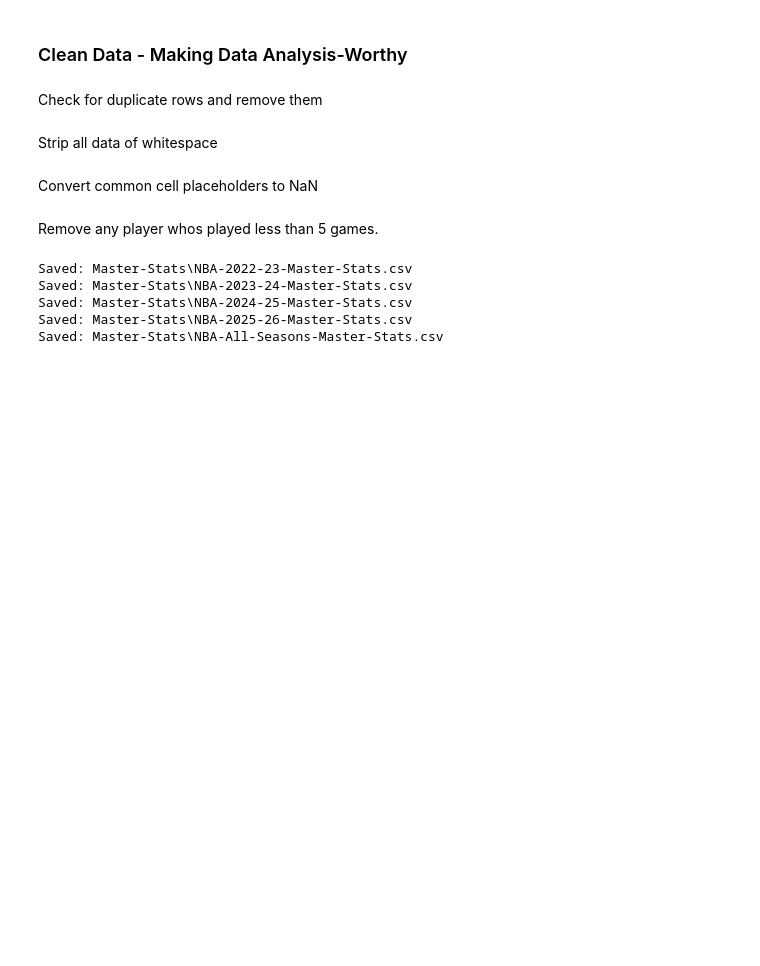
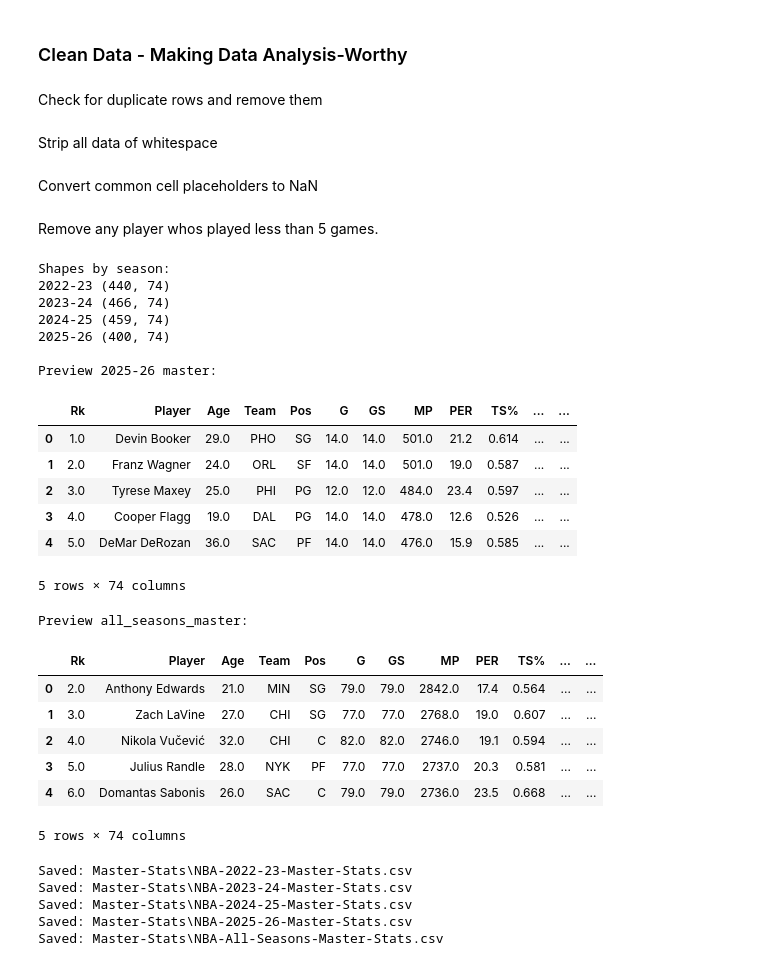
Before and after one commit to Konrad-Rejman/CS4042-Assessment-2, a Jupyter notebook: main.ipynb, the cells around one changed output. Saved outputs shown, nothing was run; the diff lists cells and outputs as text; code cells hidden in the pictures; blank space fills up the shorter version.

```diff
--- a/main.ipynb
+++ b/main.ipynb
@@ -398,47 +398,69 @@ def build(season):
         adv,
     )
 
     master["Season"] = season
     return master
 
 # Build master tables for all seasons
 seasons = ["2022-23", "2023-24", "2024-25", "2025-26"]
 masters_by_season = {season: build(season) for season in seasons}
 all_seasons_master = pd.concat(masters_by_season.values(), ignore_index=True)
 
 # Quick View Examples
 
-#print("Shapes by season:")
-#for season, df in masters_by_season.items():
-#    print(season, df.shape)
-#
-#print("\nPreview 2025-26 master:")
-#display(masters_by_season["2025-26"].head())
-#
-#print("\nPreview all_seasons_master:")
-#display(all_seasons_master.head())
+print("Shapes by season:")
+for season, df in masters_by_season.items():
+    print(season, df.shape)
+
+print("\nPreview 2025-26 master:")
+display(masters_by_season["2025-26"].head())
+
+print("\nPreview all_seasons_master:")
+display(all_seasons_master.head())
 
 
 # Save as .csv inside 'Master-Stats' folder.
 folder = "Master-Stats"
 os.makedirs(folder, exist_ok=True)
 
 for season, df in masters_by_season.items():
     filename = f"NBA-{season}-Master-Stats.csv"
     filepath = os.path.join(folder, filename)
     df.to_csv(filepath, index=False)
     print(f"Saved: {filepath}")
 
 all_seasons_filename = "NBA-All-Seasons-Master-Stats.csv"
 all_seasons_filepath = os.path.join(folder, all_seasons_filename)
 all_seasons_master.to_csv(all_seasons_filepath, index=False)
 print(f"Saved: {all_seasons_filepath}")
 # %% [output]
-Saved: Master-Stats\NBA-2022-23-Master-Stats.csv
-Saved: Master-Stats\NBA-2023-24-Master-Stats.csv
-Saved: Master-Stats\NBA-2024-25-Master-Stats.csv
-Saved: Master-Stats\NBA-2025-26-Master-Stats.csv
-Saved: Master-Stats\NBA-All-Seasons-Master-Stats.csv
+Shapes by season:
+2022-23 (440, 74)
+2023-24 (466, 74)
+2024-25 (459, 74)
+2025-26 (400, 74)
+
+Preview 2025-26 master:
+|  | Rk | Player | Age | Team | Pos | G | GS | MP | PER | TS% | ... | ... |
+| 0 | 1.0 | Devin Booker | 29.0 | PHO | SG | 14.0 | 14.0 | 501.0 | 21.2 | 0.614 | ... | ... |
+| 1 | 2.0 | Franz Wagner | 24.0 | ORL | SF | 14.0 | 14.0 | 501.0 | 19.0 | 0.587 | ... | ... |
+| 2 | 3.0 | Tyrese Maxey | 25.0 | PHI | PG | 12.0 | 12.0 | 484.0 | 23.4 | 0.597 | ... | ... |
+| 3 | 4.0 | Cooper Flagg | 19.0 | DAL | PG | 14.0 | 14.0 | 478.0 | 12.6 | 0.526 | ... | ... |
+| 4 | 5.0 | DeMar DeRozan | 36.0 | SAC | PF | 14.0 | 14.0 | 476.0 | 15.9 | 0.585 | ... | ... |
+5 rows × 74 columns
+Preview all_seasons_master:
+|  | Rk | Player | Age | Team | Pos | G | GS | MP | PER | TS% | ... | ... |
+| 0 | 2.0 | Anthony Edwards | 21.0 | MIN | SG | 79.0 | 79.0 | 2842.0 | 17.4 | 0.564 | ... | ... |
+| 1 | 3.0 | Zach LaVine | 27.0 | CHI | SG | 77.0 | 77.0 | 2768.0 | 19.0 | 0.607 | ... | ... |
+| 2 | 4.0 | Nikola Vučević | 32.0 | CHI | C | 82.0 | 82.0 | 2746.0 | 19.1 | 0.594 | ... | ... |
+| 3 | 5.0 | Julius Randle | 28.0 | NYK | PF | 77.0 | 77.0 | 2737.0 | 20.3 | 0.581 | ... | ... |
+| 4 | 6.0 | Domantas Sabonis | 26.0 | SAC | C | 79.0 | 79.0 | 2736.0 | 23.5 | 0.668 | ... | ... |
+5 rows × 74 columns
+Saved: Master-Stats\NBA-2022-23-Master-Stats.csv
+Saved: Master-Stats\NBA-2023-24-Master-Stats.csv
+Saved: Master-Stats\NBA-2024-25-Master-Stats.csv
+Saved: Master-Stats\NBA-2025-26-Master-Stats.csv
+Saved: Master-Stats\NBA-All-Seasons-Master-Stats.csv
 # %%
 def create_bar_graph(df, x_column, title=None, xlabel=None, ylabel='Frequency', figsize=(5, 3), color='skyblue'):
 
```
Also changed, not shown: parts of 4 cells of this notebook.
